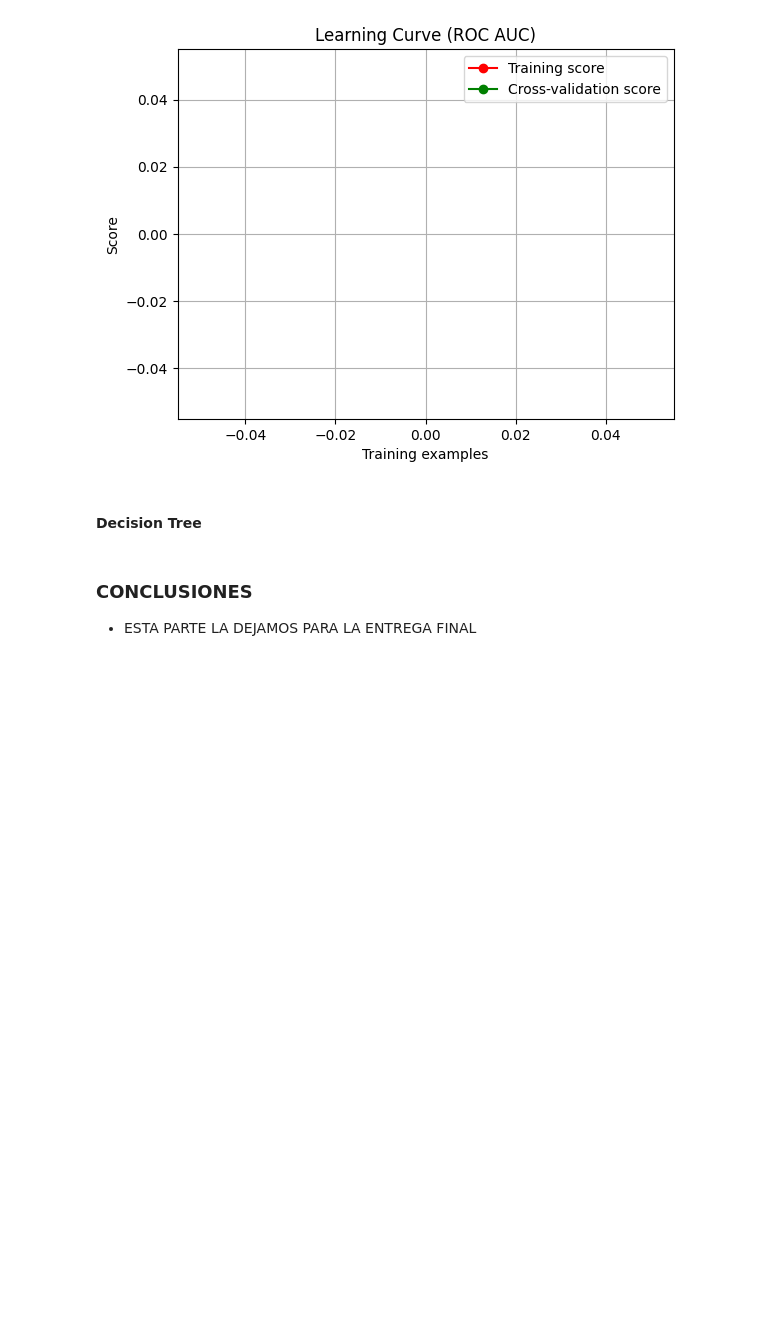
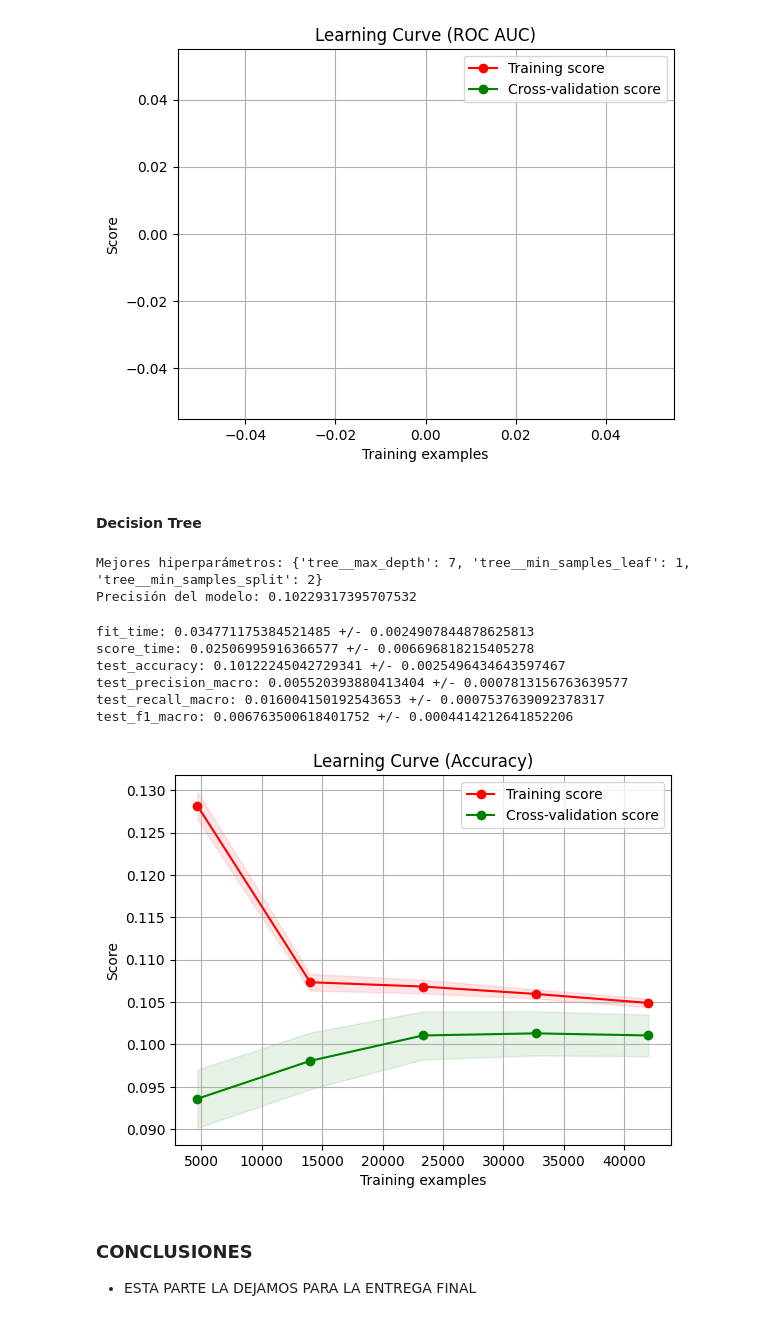
Before and after one commit to juanfranciscocis/Medicine_Recomendation, a Jupyter notebook: avance_proyecto.ipynb, the cells around one changed output. Saved outputs shown, nothing was run; the diff lists cells and outputs as text; code cells hidden in the pictures; blank space fills up the shorter version.

```diff
--- a/avance_proyecto.ipynb
+++ b/avance_proyecto.ipynb
@@ -1296,13 +1317,12 @@ from sklearn.preprocessing import StandardScaler
 
 # Crear el pipeline
 pipeline = Pipeline([
-    ('scaler', StandardScaler()),
     ('tree', DecisionTreeClassifier())
 ])
 
 # Definir los posibles valores de los hiperparámetros
 param_grid = {
-    'tree__max_depth': [3, 5, 7],
+    'tree__max_depth': [3, 5, 7,9],
     'tree__min_samples_split': [2, 5, 10],
     'tree__min_samples_leaf': [1, 2, 4]
 }
@@ -1321,6 +1341,9 @@ grid_search.fit(X_train, y_train)
 # Imprimir los mejores hiperparámetros y la precisión del modelo
 print("Mejores hiperparámetros:", grid_search.best_params_)
 print("Precisión del modelo:", grid_search.best_score_)
+# %% [output]
+Mejores hiperparámetros: {'tree__max_depth': 7, 'tree__min_samples_leaf': 1, 'tree__min_samples_split': 2}
+Precisión del modelo: 0.10229317395707532
 # %%
 from sklearn.tree import DecisionTreeClassifier
 from sklearn.model_selection import RepeatedStratifiedKFold, cross_validate
@@ -1333,7 +1356,6 @@ model = DecisionTreeClassifier(max_depth=5, min_samples_leaf=2, min_samples_spli
 
 # Crear el pipeline
 pipeline = Pipeline([
-    ('scaler', StandardScaler()),
     ('tree', model)
 ])
 
@@ -1345,42 +1367,49 @@ cv = RepeatedStratifiedKFold(n_splits=10, n_repeats=10, random_state=42)
 
 # Definir las métricas que quieres utilizar para evaluar el modelo
 scoring = {'accuracy': make_scorer(accuracy_score),
-           'roc_auc': make_scorer(roc_auc_score, multi_class='ovr', average='weighted'),
            'precision_macro': make_scorer(precision_score, average='macro'),
            'recall_macro': make_scorer(recall_score, average='macro'),
            'f1_macro': make_scorer(f1_score, average='macro'),
-           'roc_auc_ovr_weighted': make_scorer(roc_auc_score, multi_class='ovr', average='weighted')}
+           }
 
 # Calcular los scores utilizando cross_validate
 scores = cross_validate(pipeline, X_train, y_train, cv=cv, scoring=scoring)
 
 # Imprimir los scores medios y las desviaciones estándar
 for metric_name, metric_score in scores.items():
     print(f"{metric_name}: {np.mean(metric_score)} +/- {np.std(metric_score)}")
 
 # Plot the learning curve for accuracy
 train_sizes, train_scores, test_scores = learning_curve(pipeline, X_train, y_train, cv=cv, scoring='accuracy', train_sizes=train_sizes)
 train_scores_mean = np.mean(train_scores, axis=1)
 train_scores_std = np.std(train_scores, axis=1)
 test_scores_mean = np.mean(test_scores, axis=1)
 test_scores_std = np.std(test_scores, axis=1)
 
 plt.figure()
 plt.title('Learning Curve (Accuracy)')
 plt.xlabel("Training examples")
 plt.ylabel("Score")
 plt.grid()
 plt.fill_between(train_sizes, train_scores_mean - train_scores_std,
                  train_scores_mean + train_scores_std, alpha=0.1,
                  color="r")
 plt.fill_between(train_sizes, test_scores_mean - test_scores_std,
                  test_scores_mean + test_scores_std, alpha=0.1, color="g")
 plt.plot(train_sizes, train_scores_mean, 'o-', color="r",
          label="Training score")
 plt.plot(train_sizes, test_scores_mean, 'o-', color="g",
          label="Cross-validation score")
 plt.legend(loc="best")
 plt.show()
+# %% [output]
+fit_time: 0.034771175384521485 +/- 0.0024907844878625813
+score_time: 0.02506995916366577 +/- 0.006696818215405278
+test_accuracy: 0.10122245042729341 +/- 0.0025496434643597467
+test_precision_macro: 0.005520393880413404 +/- 0.0007813156763639577
+test_recall_macro: 0.016004150192543653 +/- 0.0007537639092378317
+test_f1_macro: 0.006763500618401752 +/- 0.0004414212641852206
+[figure, added]
 # %% [markdown]
 
 ### CONCLUSIONES
```
Also changed, not shown: parts of 7 cells of this notebook, 2 other files.
